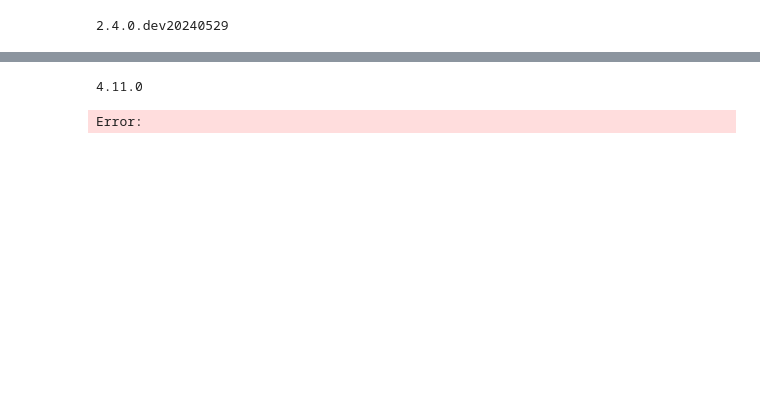
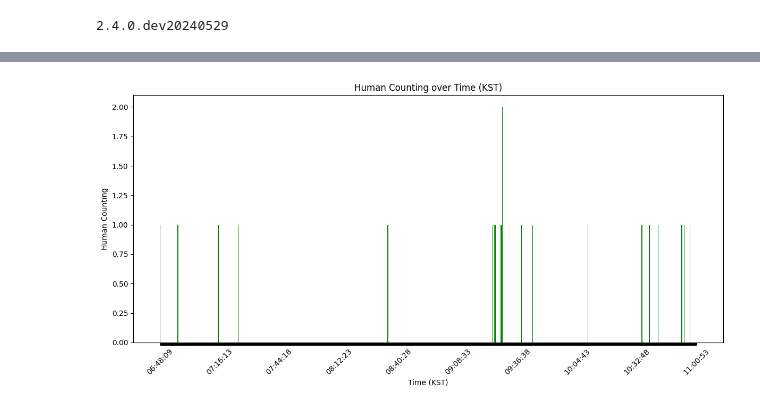
Before and after one commit to Gyeongmin27/human_counting, a Jupyter notebook: test.ipynb, the cells around one changed output, grey strips where cells are left out. Drawn from its saved outputs; the diff is of its cells as text; code cells hidden in the pictures; blank space fills up the shorter version.

```diff
--- a/test.ipynb
+++ b/test.ipynb
@@ -133,7 +127,39 @@ start time : 1748962388
-# %%
-import cv2
-
-print(cv2.__version__)
-# %% [output]
-4.11.0
-Error:
+# %%
+import numpy as np
+import datetime
+import pytz
+import matplotlib.pyplot as plt
+
+# Load your data
+data = np.load('counting_data.npz')
+start_time = data['x'][0]
+elapsed_and_count = data['x'][1:].reshape(-1, 2)
+
+# Convert start time to Korea time (UTC+9)
+start_datetime_utc = datetime.datetime.utcfromtimestamp(start_time)
+korea_tz = pytz.timezone('Asia/Seoul')
+start_datetime_korea = start_datetime_utc.replace(tzinfo=datetime.timezone.utc).astimezone(korea_tz)
+
+# Calculate time points in KST
+elapsed_seconds = elapsed_and_count[:, 0]
+time_points_korea = [start_datetime_korea + datetime.timedelta(seconds=float(et)) for et in elapsed_seconds]
+time_labels = [tp.strftime('%H:%M:%S') for tp in time_points_korea]
+
+# Select 10 evenly spaced x-ticks (milestones)
+total_points = len(time_labels)
+indices_to_show = np.linspace(0, total_points - 1, 10, dtype=int)
+filtered_labels = ['' for _ in range(total_points)]
+for idx in indices_to_show:
+    filtered_labels[idx] = time_labels[idx]
+
+# Plot the bar graph
+plt.figure(figsize=(12, 6))
+plt.bar(range(total_points), elapsed_and_count[:, 1], color='green')
+plt.xlabel('Time (KST)')
+plt.ylabel('Human Counting')
+plt.title('Human Counting over Time (KST)')
+plt.xticks(ticks=range(total_points), labels=filtered_labels, rotation=45)
+plt.tight_layout()
+plt.show()
+# %% [output]
+[figure, added]
```
Also changed, not shown: parts of 5 cells of this notebook, 5 other files.
